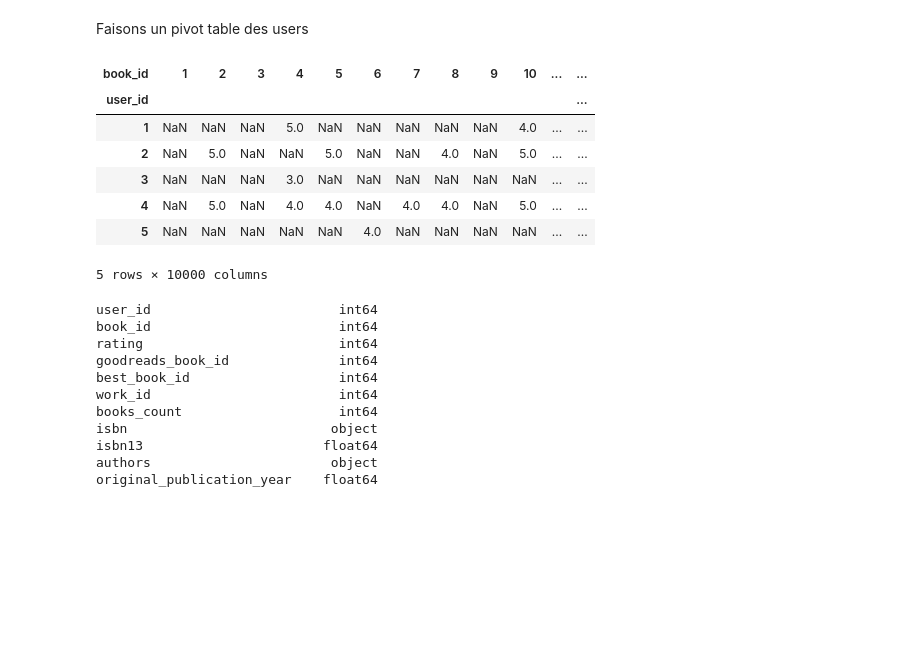
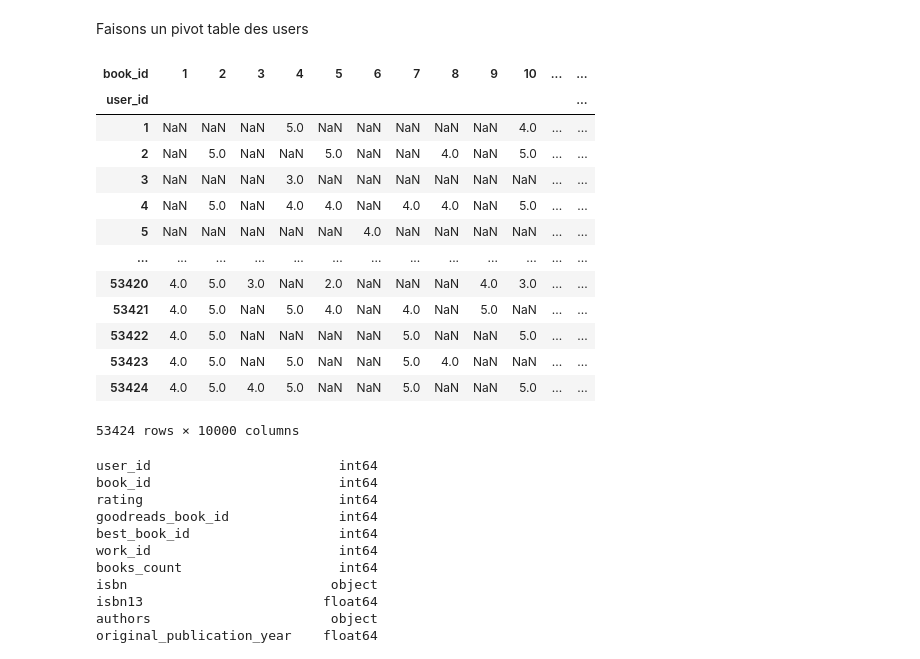
Before and after one commit to SimplonAI/books, a Jupyter notebook: analyse.ipynb, the cells around one changed output. Cells and saved outputs as stored; diff of their text form; code cells hidden in the pictures; blank space fills up the shorter version.

```diff
--- a/analyse.ipynb
+++ b/analyse.ipynb
@@ -54,2 +70,3 @@ Faisons des jointures entre les tables pour obtenir un seul et même dataframe
 # %%
+ratings.rename({"work_id": "book_id"}, axis=1, inplace=True)
 data = ratings.merge(books, how="inner", left_on=["book_id"], right_on=["book_id"])
@@ -56,6 +89,7 @@ data = ratings.merge(books, how="inner", left_on=["book_id"], right_on=["book_id
 # %%
 to_read["to_read"] = 1
 # %%
+to_read.rename({"work_id": "book_id"}, axis=1, inplace=True)
 data = data.merge(to_read, how="left", left_on=["user_id", "book_id"], right_on=["user_id", "book_id"])
 # %%
 books_tags = book_tags.merge(tags, how="inner", left_on="tag_id", right_on="tag_id")
@@ -114,16 +148,22 @@ data
 Faisons un pivot table des users
 # %%
 ratings_mt = data.pivot("user_id", "book_id", "rating")
-ratings_mt.head(5)
+ratings_mt
 # %% [output]
 | book_id | 1 | 2 | 3 | 4 | 5 | 6 | 7 | 8 | 9 | 10 | ... | ... |
 | user_id |  |  |  |  |  |  |  |  |  |  |  | ... |
 | 1 | NaN | NaN | NaN | 5.0 | NaN | NaN | NaN | NaN | NaN | 4.0 | ... | ... |
 | 2 | NaN | 5.0 | NaN | NaN | 5.0 | NaN | NaN | 4.0 | NaN | 5.0 | ... | ... |
 | 3 | NaN | NaN | NaN | 3.0 | NaN | NaN | NaN | NaN | NaN | NaN | ... | ... |
 | 4 | NaN | 5.0 | NaN | 4.0 | 4.0 | NaN | 4.0 | 4.0 | NaN | 5.0 | ... | ... |
 | 5 | NaN | NaN | NaN | NaN | NaN | 4.0 | NaN | NaN | NaN | NaN | ... | ... |
+| ... | ... | ... | ... | ... | ... | ... | ... | ... | ... | ... | ... | ... |
+| 53420 | 4.0 | 5.0 | 3.0 | NaN | 2.0 | NaN | NaN | NaN | 4.0 | 3.0 | ... | ... |
+| 53421 | 4.0 | 5.0 | NaN | 5.0 | 4.0 | NaN | 4.0 | NaN | 5.0 | NaN | ... | ... |
+| 53422 | 4.0 | 5.0 | NaN | NaN | NaN | NaN | 5.0 | NaN | NaN | 5.0 | ... | ... |
+| 53423 | 4.0 | 5.0 | NaN | 5.0 | NaN | NaN | 5.0 | 4.0 | NaN | NaN | ... | ... |
+| 53424 | 4.0 | 5.0 | 4.0 | 5.0 | NaN | NaN | 5.0 | NaN | NaN | 5.0 | ... | ... |
-5 rows × 10000 columns
+53424 rows × 10000 columns
 # %%
 data.dtypes
 # %% [output]
```
Also changed, not shown: parts of 23 cells of this notebook, 6 other files.
